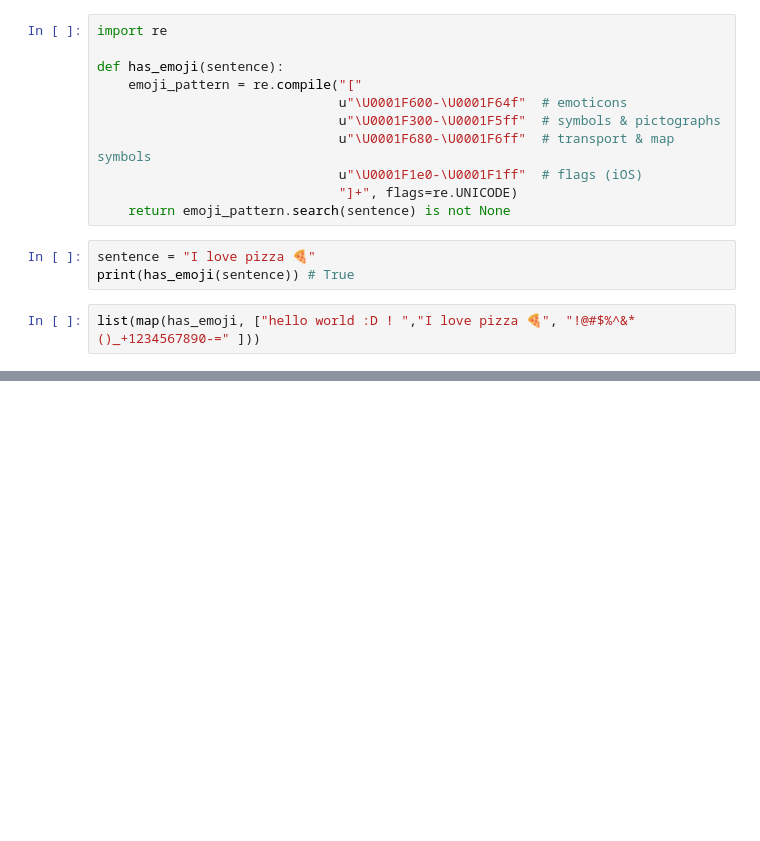
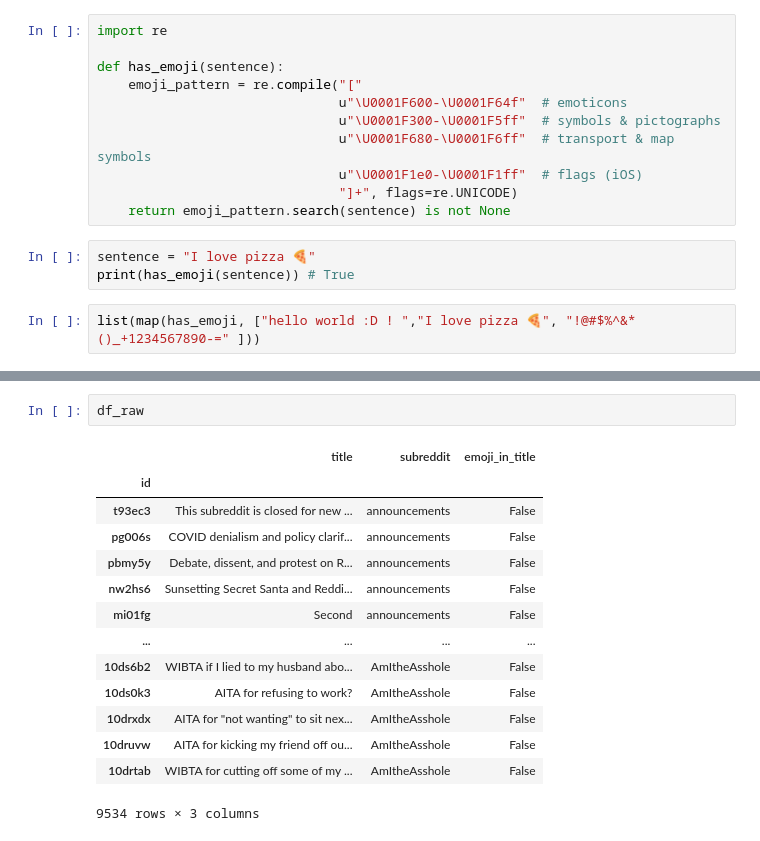
Before and after one commit to rainonej/Reddit-Projects, a Jupyter notebook: Subreddit Prediction Presentation.ipynb, the cells around one changed output, grey strips where cells are left out. Drawn from its saved outputs; the diff is of its cells as text; blank space fills up the shorter version.

```diff
--- a/Subreddit Prediction Presentation.ipynb
+++ b/Subreddit Prediction Presentation.ipynb
@@ -952,0 +1063,17 @@ list(map(has_emoji, ["hello world :D ! ","I love pizza 🍕", "!@#$%^&*()_+12345
+# %%
+df_raw
+# %% [output]
+|  | title | subreddit | emoji_in_title |
+| id |  |  |  |
+| t93ec3 | This subreddit is closed for new ... | announcements | False |
+| pg006s | COVID denialism and policy clarif... | announcements | False |
+| pbmy5y | Debate, dissent, and protest on R... | announcements | False |
+| nw2hs6 | Sunsetting Secret Santa and Reddi... | announcements | False |
+| mi01fg | Second | announcements | False |
+| ... | ... | ... | ... |
+| 10ds6b2 | WIBTA if I lied to my husband abo... | AmItheAsshole | False |
+| 10ds0k3 | AITA for refusing to work? | AmItheAsshole | False |
+| 10drxdx | AITA for "not wanting" to sit nex... | AmItheAsshole | False |
+| 10druvw | AITA for kicking my friend off ou... | AmItheAsshole | False |
+| 10drtab | WIBTA for cutting off some of my ... | AmItheAsshole | False |
+9534 rows × 3 columns
```
Also changed, not shown: parts of 9 cells of this notebook.
